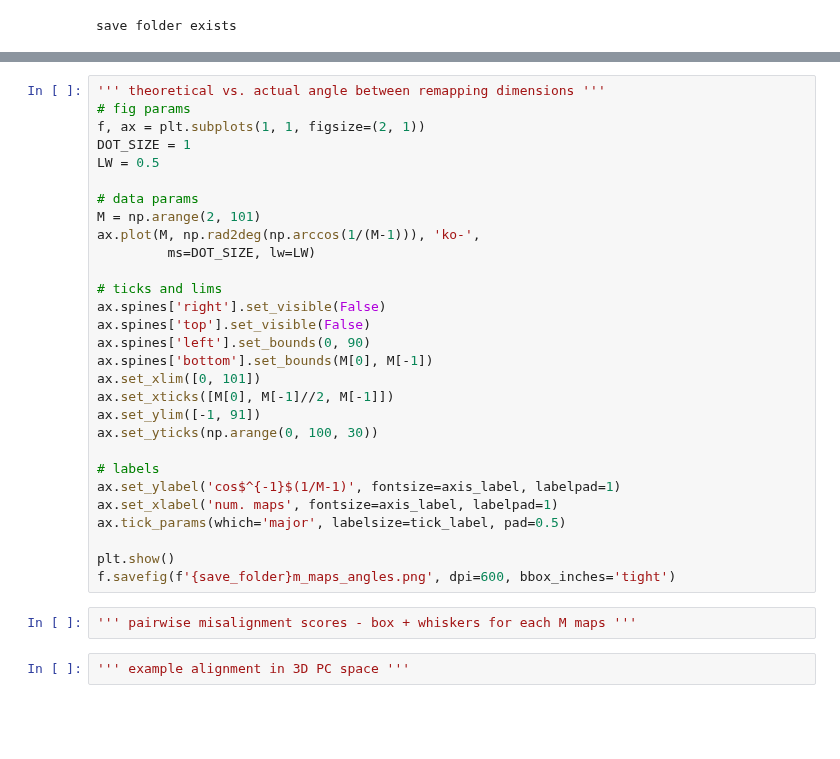
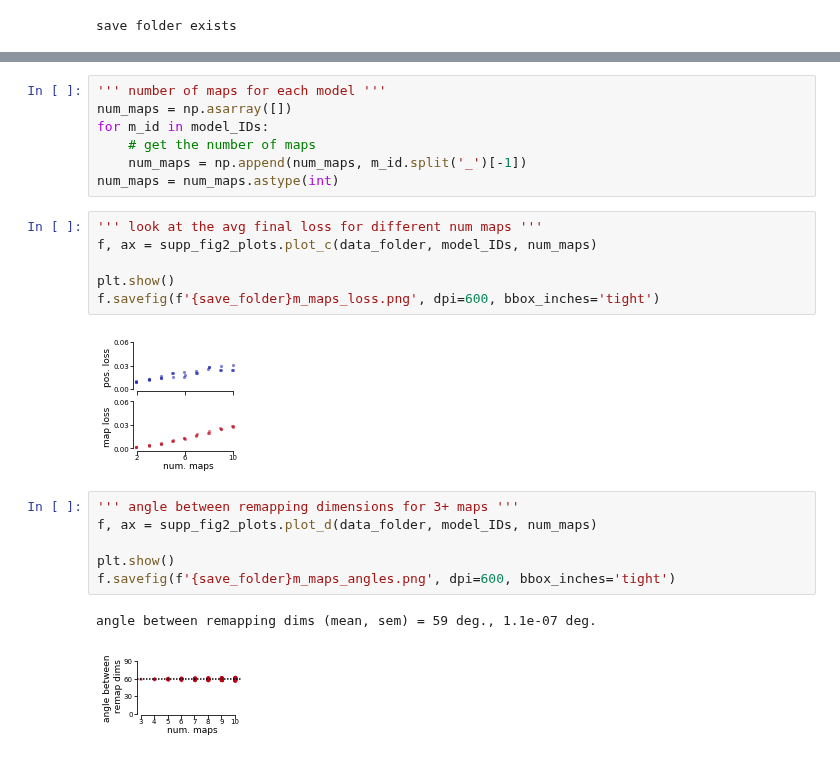
Before and after one commit to ahwillia/rnn_remapping_paper, a Jupyter notebook: fig4_1d3map/many_maps_fig.ipynb, the cells around one changed output, grey strips where cells are left out. Drawn from its saved outputs; the diff is of its cells as text; blank space fills up the shorter version.

Commit message:
bug fixes and supp fig 2

```diff
--- a/fig4_1d3map/many_maps_fig.ipynb
+++ b/fig4_1d3map/many_maps_fig.ipynb
@@ -115,33 +39,24 @@ f.savefig(f'{save_folder}m_maps_loss.png', dpi=600, bbox_inches='tight')
-# %%
-''' theoretical vs. actual angle between remapping dimensions '''
-# fig params
-f, ax = plt.subplots(1, 1, figsize=(2, 1))
-DOT_SIZE = 1
-LW = 0.5
-
-# data params
-M = np.arange(2, 101)
-ax.plot(M, np.rad2deg(np.arccos(1/(M-1))), 'ko-',
-         ms=DOT_SIZE, lw=LW)
-
-# ticks and lims
-ax.spines['right'].set_visible(False)
-ax.spines['top'].set_visible(False)
-ax.spines['left'].set_bounds(0, 90)
-ax.spines['bottom'].set_bounds(M[0], M[-1])
-ax.set_xlim([0, 101])
-ax.set_xticks([M[0], M[-1]//2, M[-1]])
-ax.set_ylim([-1, 91])
-ax.set_yticks(np.arange(0, 100, 30))
-
-# labels
-ax.set_ylabel('cos$^{-1}$(1/M-1)', fontsize=axis_label, labelpad=1)
-ax.set_xlabel('num. maps', fontsize=axis_label, labelpad=1)
-ax.tick_params(which='major', labelsize=tick_label, pad=0.5)
-
-plt.show()
-f.savefig(f'{save_folder}m_maps_angles.png', dpi=600, bbox_inches='tight')
-# %%
-''' pairwise misalignment scores - box + whiskers for each M maps '''
-# %%
-''' example alignment in 3D PC space '''
+# %%
+''' number of maps for each model '''
+num_maps = np.asarray([])
+for m_id in model_IDs:
+    # get the number of maps
+    num_maps = np.append(num_maps, m_id.split('_')[-1])
+num_maps = num_maps.astype(int)
+# %%
+''' look at the avg final loss for different num maps '''
+f, ax = supp_fig2_plots.plot_c(data_folder, model_IDs, num_maps)
+
+plt.show()
+f.savefig(f'{save_folder}m_maps_loss.png', dpi=600, bbox_inches='tight')
+# %% [output]
+[figure, added]
+# %%
+''' angle between remapping dimensions for 3+ maps '''
+f, ax = supp_fig2_plots.plot_d(data_folder, model_IDs, num_maps)
+
+plt.show()
+f.savefig(f'{save_folder}m_maps_angles.png', dpi=600, bbox_inches='tight')
+# %% [output]
+angle between remapping dims (mean, sem) = 59 deg., 1.1e-07 deg.
+[figure, added]
```
Also changed, not shown: parts of 7 cells of this notebook, 10 other files.
